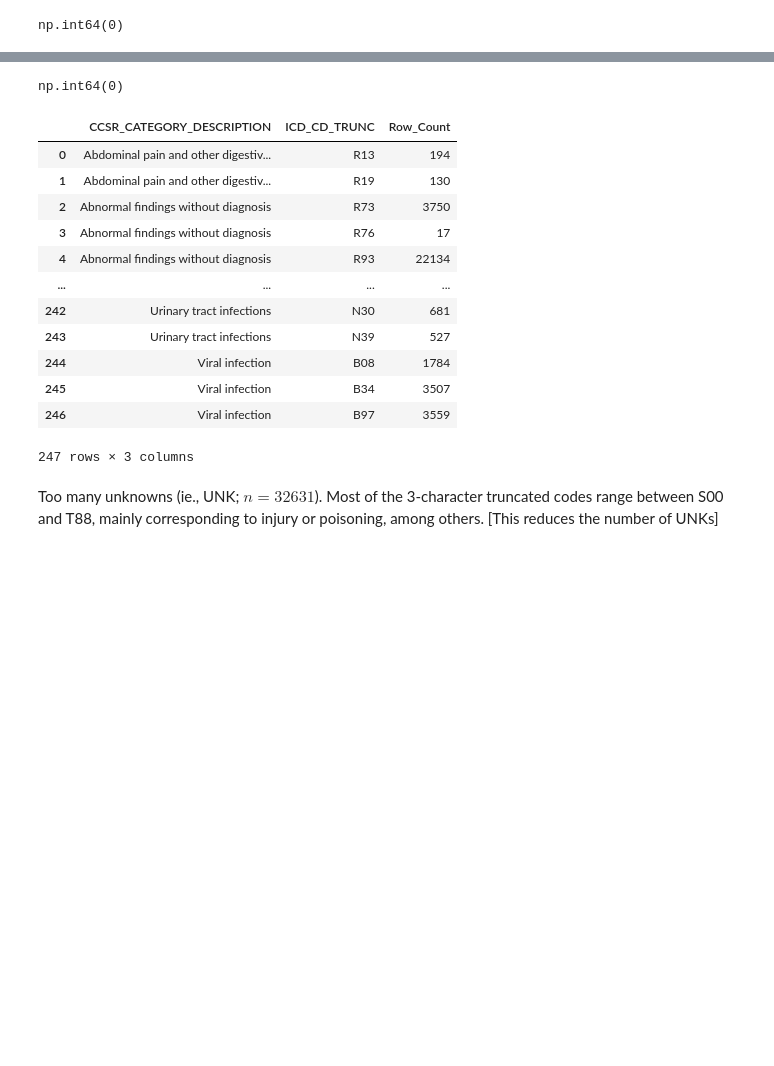
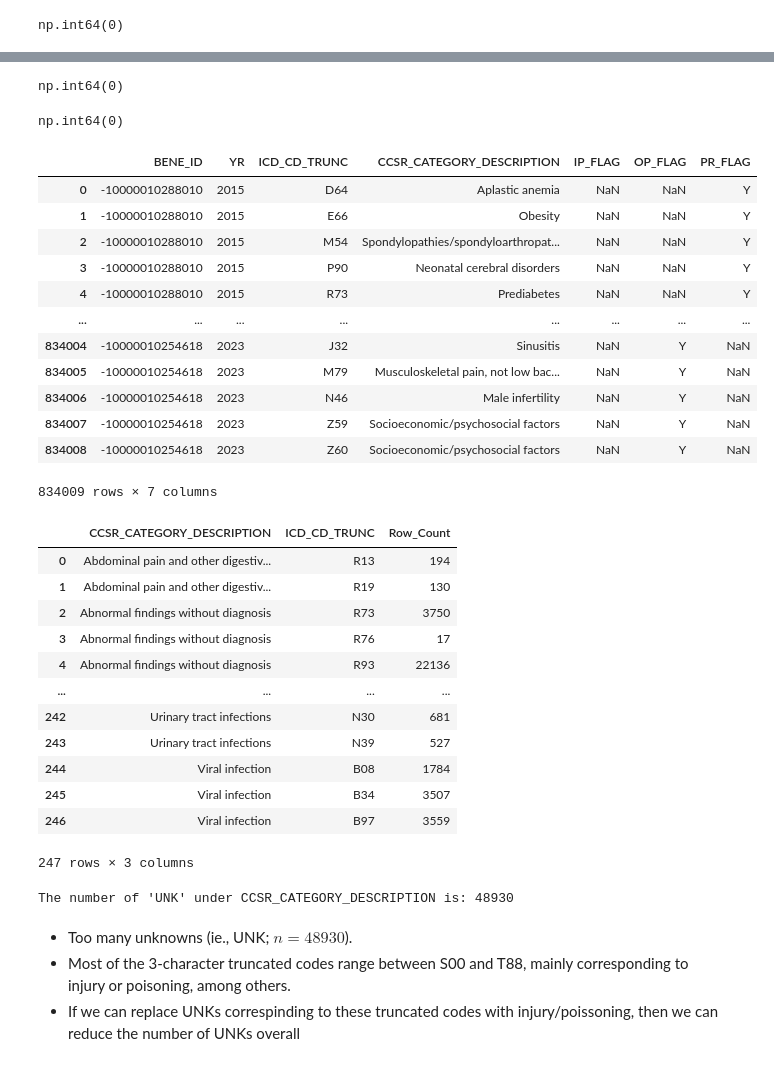
Before and after one commit to benabijah/EHR, a Jupyter notebook: icd10_grouping.ipynb, the cells around one changed output, grey strips where cells are left out. Saved outputs shown, nothing was run; the diff lists cells and outputs as text; code cells hidden in the pictures; blank space fills up the shorter version.

```diff
--- a/icd10_grouping.ipynb
+++ b/icd10_grouping.ipynb
@@ -14,6 +14,7 @@ outpatient_diagnosis = pd.read_csv('/content/drive/MyDrive/Data/Output/outpatien
 professional_diagnosis = pd.read_csv('/content/drive/MyDrive/Data/Output/professional_diagnosis.csv')
 
 # CCSR lookup file for ICD10 regrouping
-LU_CCSR = pd.read_csv('/content/drive/MyDrive/Data/Input/DXCCSR_v2025-1.csv')
-LU_CCSR.head()
+## look up was obtained from HCUP: https://hcup-us.ahrq.gov/toolssoftware/ccsr/dxccsr.jsp#download
+LU_CCSR = pd.read_csv('/content/drive/MyDrive/Data/Output/DXCCSR_v2025-1_processed.csv')
+LU_CCSR
 # %% [output]
@@ -26,11 +33,0 @@ LU_CCSR.head()
-# %%
-# Remove '' from cells and column names in LU_CCSR
-LU_CCSR.columns = LU_CCSR.columns.str.strip("'")
-for column in LU_CCSR.columns:
-  if LU_CCSR[column].dtype == object:
-    LU_CCSR[column] = LU_CCSR[column].str.strip("'")
-
-# select needed columns, then rename
-LU_CCSR = LU_CCSR[['ICD-10-CM CODE', 'CCSR CATEGORY 1', 'CCSR CATEGORY 1 DESCRIPTION']]
-LU_CCSR.rename(columns={'ICD-10-CM CODE':'ICD_CD', 'CCSR CATEGORY 1':'CCSR_CATEGORY_CD','CCSR CATEGORY 1 DESCRIPTION': 'CCSR_CATEGORY_DESCRIPTION'}, inplace=True)
-LU_CCSR
@@ -125,4 +125,4 @@ np.int64(0)
 # drop ICD_DIAG_CD and ICD_Description, then drop duplicates
 inpatient_categories = inpatient_diagnosis.drop(columns=['ICD_DIAG_CD', 'ICD_Description']).drop_duplicates()
 outpatient_categories = outpatient_diagnosis.drop(columns=['ICD_DIAG_CD', 'ICD_Description']).drop_duplicates()
-professional_categories = professional_diagnosis.drop(columns=['ICD_DIAG_CD']).drop_duplicates()
+professional_categories = professional_diagnosis.drop(columns=['ICD_DIAG_CD','ICD_Description']).drop_duplicates()
@@ -131,22 +147,40 @@ professional_categories = professional_diagnosis.drop(columns=['ICD_DIAG_CD']).d
 inpatient_categories['IP_FLAG'] = 'Y'
 outpatient_categories['OP_FLAG'] = 'Y'
 professional_categories['PR_FLAG'] = 'Y'
+# %%
+# Merge all three data files
+master_categories = pd.merge(inpatient_categories, outpatient_categories,
+                             on=['BENE_ID','YR','ICD_CD_TRUNC','CCSR_CATEGORY_DESCRIPTION'], how='outer')
+master_categories['CCSR_CATEGORY_DESCRIPTION'].isnull().sum()
+# %% [output]
+np.int64(0)
+# %%
+master_categories = pd.merge(master_categories, professional_categories,
+                             on=['BENE_ID','YR','ICD_CD_TRUNC','CCSR_CATEGORY_DESCRIPTION'], how='outer')
+master_categories['CCSR_CATEGORY_DESCRIPTION'].isnull().sum()
+# %% [output]
+np.int64(0)
+# %%
+master_categories
+# %% [output]
+|  | BENE_ID | YR | ICD_CD_TRUNC | CCSR_CATEGORY_DESCRIPTION | IP_FLAG | OP_FLAG | PR_FLAG |
+| 0 | -10000010288010 | 2015 | D64 | Aplastic anemia | NaN | NaN | Y |
+| 1 | -10000010288010 | 2015 | E66 | Obesity | NaN | NaN | Y |
+| 2 | -10000010288010 | 2015 | M54 | Spondylopathies/spondyloarthropat... | NaN | NaN | Y |
+| 3 | -10000010288010 | 2015 | P90 | Neonatal cerebral disorders | NaN | NaN | Y |
+| 4 | -10000010288010 | 2015 | R73 | Prediabetes | NaN | NaN | Y |
+| ... | ... | ... | ... | ... | ... | ... | ... |
+| 834004 | -10000010254618 | 2023 | J32 | Sinusitis | NaN | Y | NaN |
+| 834005 | -10000010254618 | 2023 | M79 | Musculoskeletal pain, not low bac... | NaN | Y | NaN |
+| 834006 | -10000010254618 | 2023 | N46 | Male infertility | NaN | Y | NaN |
+| 834007 | -10000010254618 | 2023 | Z59 | Socioeconomic/psychosocial factors | NaN | Y | NaN |
+| 834008 | -10000010254618 | 2023 | Z60 | Socioeconomic/psychosocial factors | NaN | Y | NaN |
+834009 rows × 7 columns
 # %%
-# Merge all three data files
-master_categories = pd.merge(inpatient_categories, outpatient_categories,
-                             on=['BENE_ID','YR','ICD_CD_TRUNC','CCSR_CATEGORY_DESCRIPTION'], how='outer')
-master_categories['CCSR_CATEGORY_DESCRIPTION'].isnull().sum()
-
-master_categories = pd.merge(master_categories, professional_categories,
-                             on=['BENE_ID','YR','ICD_CD_TRUNC','CCSR_CATEGORY_DESCRIPTION'], how='outer')
-master_categories['CCSR_CATEGORY_DESCRIPTION'].isnull().sum()
-
 # replace missing values in flag columns with 'N' for "no"
 master_categories['IP_FLAG'] = master_categories['IP_FLAG'].fillna('N')
 master_categories['OP_FLAG'] = master_categories['OP_FLAG'].fillna('N')
 master_categories['PR_FLAG'] = master_categories['PR_FLAG'].fillna('N')
-# %% [output]
-np.int64(0)
 # %%
 # prompt: count the number of rows by CCSR_CATEGORY_DESCRIPTION and ICD_CD_TRUNC
 row_counts = master_categories.groupby(['CCSR_CATEGORY_DESCRIPTION', 'ICD_CD_TRUNC'])['BENE_ID'].count().reset_index(name='Row_Count')
@@ -157,7 +191,7 @@ row_counts
 | 1 | Abdominal pain and other digestiv... | R19 | 130 |
 | 2 | Abnormal findings without diagnosis | R73 | 3750 |
 | 3 | Abnormal findings without diagnosis | R76 | 17 |
-| 4 | Abnormal findings without diagnosis | R93 | 22134 |
+| 4 | Abnormal findings without diagnosis | R93 | 22136 |
 | ... | ... | ... | ... |
 | 242 | Urinary tract infections | N30 | 681 |
 | 243 | Urinary tract infections | N39 | 527 |
@@ -165,9 +199,16 @@ row_counts
 | 245 | Viral infection | B34 | 3507 |
 | 246 | Viral infection | B97 | 3559 |
 247 rows × 3 columns
+# %%
+# prompt: count the number of "UNK" under CCSR_CATEGORY_DESCRIPTION within the master_categories data
+unk_count = master_categories[master_categories['CCSR_CATEGORY_DESCRIPTION'] == 'UNK'].shape[0]
+print(f"The number of 'UNK' under CCSR_CATEGORY_DESCRIPTION is: {unk_count}")
+# %% [output]
+The number of 'UNK' under CCSR_CATEGORY_DESCRIPTION is: 48930
 # %% [markdown]
-Too many unknowns (ie., UNK; $n=32631$).
-Most of the 3-character truncated codes range between S00 and T88, mainly corresponding to injury or poisoning, among others. [This reduces the number of UNKs]
+* Too many unknowns (ie., UNK; $n=48930$).
+* Most of the 3-character truncated codes range between S00 and T88, mainly corresponding to injury or poisoning, among others.
+* If we can replace UNKs correspinding to these truncated codes with injury/poissoning, then we can reduce the number of UNKs overall
 # %%
 # prompt: if ICD_CD_TRUNC in master_categories is in the range S00-T88 and CCSR_CATEGORY_DESCRIPTION is UNK, then recode CCSR_CATEGORY_DESCRIPTION as "Injury or poisoning and others"
 
```
Also changed, not shown: parts of 11 cells of this notebook.
